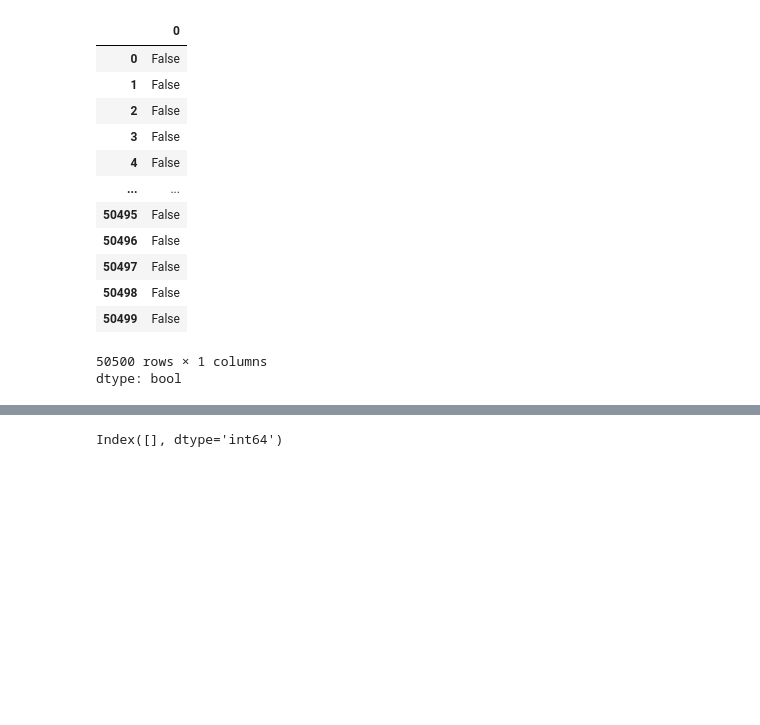
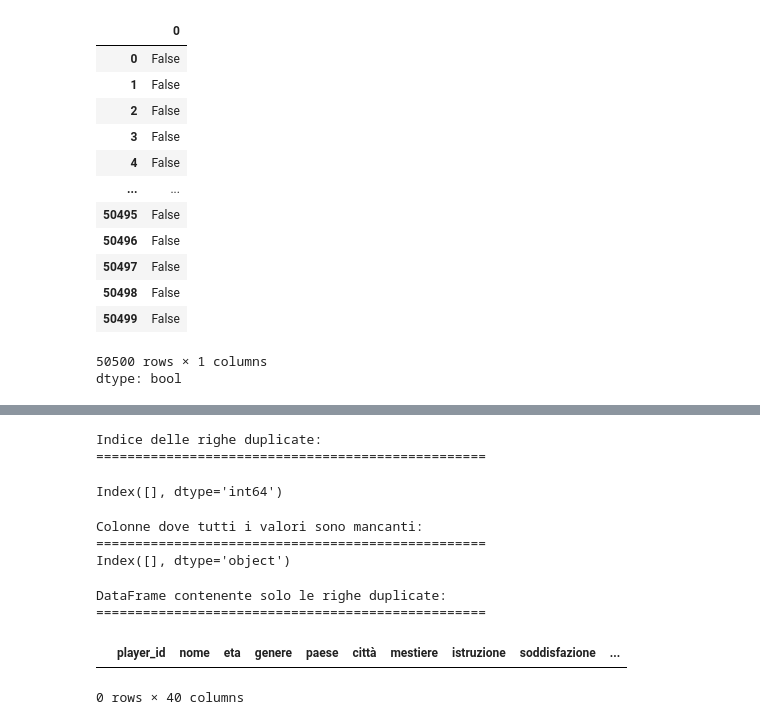
Before and after one commit to FabriceGhislain7/gdr-web-app, a Jupyter notebook: statistics/data_analysis.ipynb, the cells around one changed output, grey strips where cells are left out. Saved outputs shown, nothing was run; the diff lists cells and outputs as text; code cells hidden in the pictures; blank space fills up the shorter version.

```diff
--- a/statistics/data_analysis.ipynb
+++ b/statistics/data_analysis.ipynb
@@ -302,6 +303,32 @@ np.int64(0)
 # %%
 # Ottieni l'indice delle righe duplicate
 data_dup_rows_ind = data_dup_rows[data_dup_rows].index
+print("Indice delle righe duplicate:")
+print("=" * 50)
 data_dup_rows_ind
 # %% [output]
-Index([], dtype='int64')
+Indice delle righe duplicate:
+==================================================
+Index([], dtype='int64')
+# %%
+# Identifica le colonne dove tutti i valori sono mancanti
+
+all_null_columns = data.columns[data.isnull().all()]
+print("Colonne dove tutti i valori sono mancanti:")
+print("=" * 50)
+print(all_null_columns)
+# %% [output]
+Colonne dove tutti i valori sono mancanti:
+==================================================
+Index([], dtype='object')
+# %%
+# Crea un DataFrame contenente solo le righe duplicate per l'ispezione
+df_data_dup = data[data_dup_rows]
+print("DataFrame contenente solo le righe duplicate:")
+print("=" * 50)
+df_data_dup
+# %% [output]
+DataFrame contenente solo le righe duplicate:
+==================================================
+|  | player_id | nome | eta | genere | paese | città | mestiere | istruzione | soddisfazione | ... |
+0 rows × 40 columns
```
Also changed, not shown: parts of 2 cells of this notebook.
